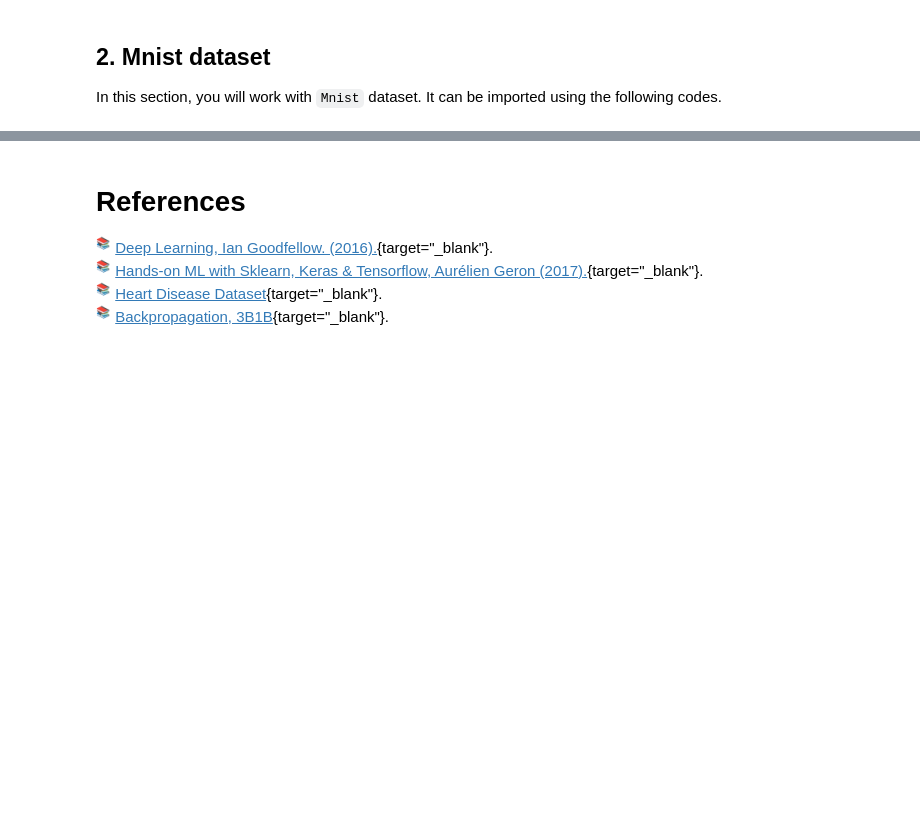
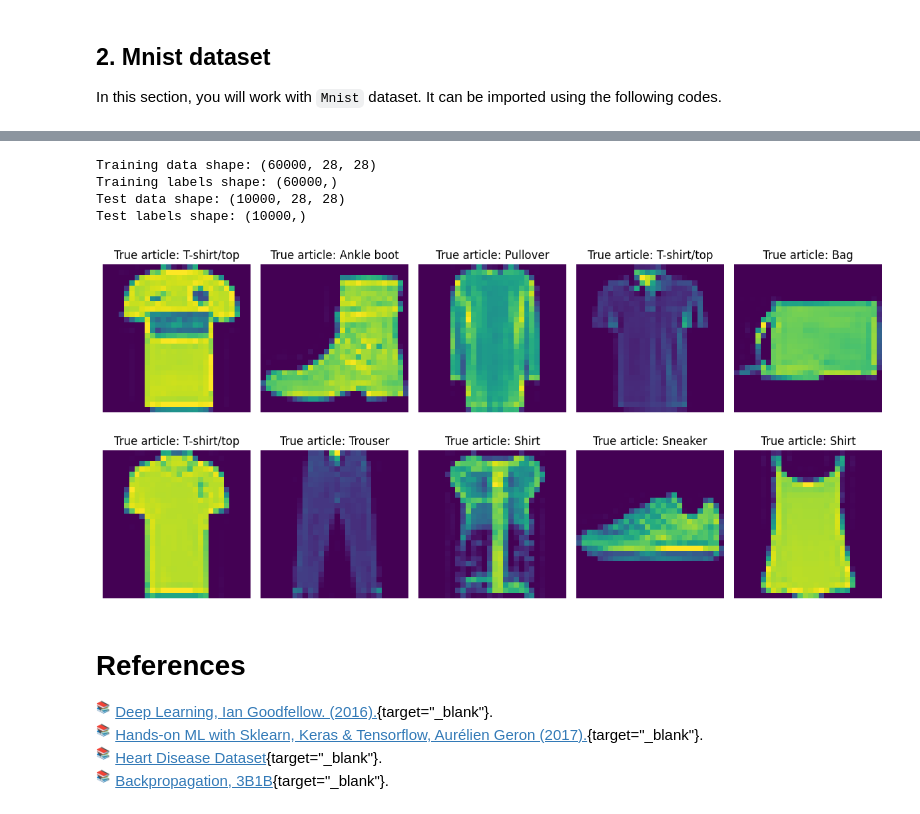
Before and after one commit to hassothea/Advanced-Machine-Learning-ITC, a Jupyter notebook: TPs/TP_Neural_Network.ipynb, the cells around one changed output, grey strips where cells are left out. Saved outputs shown, nothing was run; the diff lists cells and outputs as text; code cells hidden in the pictures; blank space fills up the shorter version.

```diff
--- a/TPs/TP_Neural_Network.ipynb
+++ b/TPs/TP_Neural_Network.ipynb
@@ -156,3 +171,33 @@ plt.show()
+# %%
+# Loading fashion mnist dataset
+from tensorflow.keras.datasets import fashion_mnist
+(X_train, y_train), (X_test, y_test) = fashion_mnist.load_data()
+
+# Dimension
+print(f"Training data shape: {X_train.shape}")
+print(f"Training labels shape: {y_train.shape}")
+print(f"Test data shape: {X_test.shape}")
+print(f"Test labels shape: {y_test.shape}")
+
+# Class names
+class_names = ['T-shirt/top', 'Trouser', 'Pullover', 'Dress', 'Coat',
+               'Sandal', 'Shirt', 'Sneaker', 'Bag', 'Ankle boot']
+
+# Visualization
+id_random = np.random.choice(X_train.shape[0], size=10)
+_ , axs = plt.subplots(2,5, figsize=(12, 6))
+for i in range(10):
+  axs[i//5, i%5].imshow(X_train[id_random[i]])
+  axs[i//5, i%5].axis("off")
+  axs[i//5, i%5].set_title(f"True article: {class_names[y_train[id_random[i]]]}")
+plt.tight_layout()
+plt.show()
+# %% [output]
+Training data shape: (60000, 28, 28)
+Training labels shape: (60000,)
+Test data shape: (10000, 28, 28)
+Test labels shape: (10000,)
+[figure, added]
 # %%
 # To do
 # %% [markdown]
```
Also changed, not shown: parts of 6 cells of this notebook, 4 other files.
